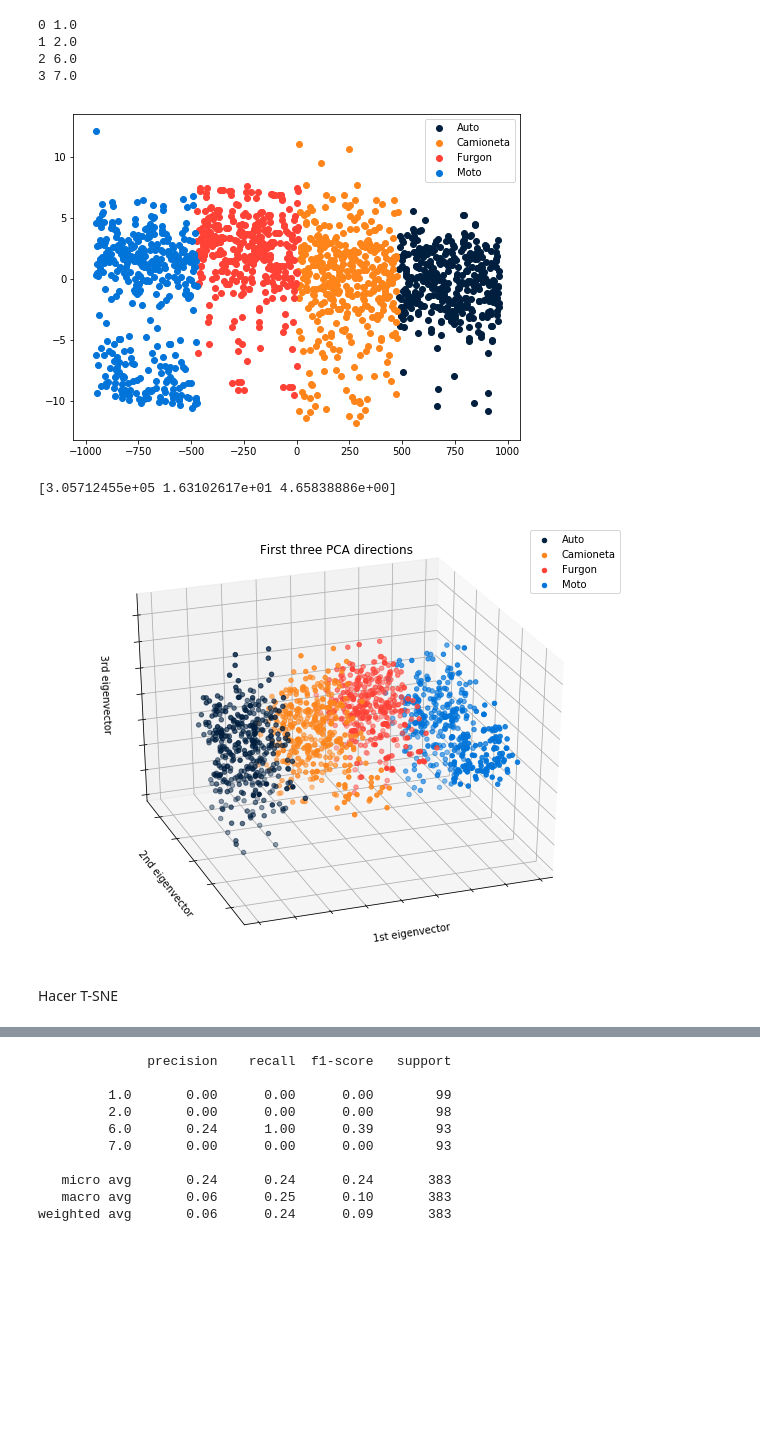
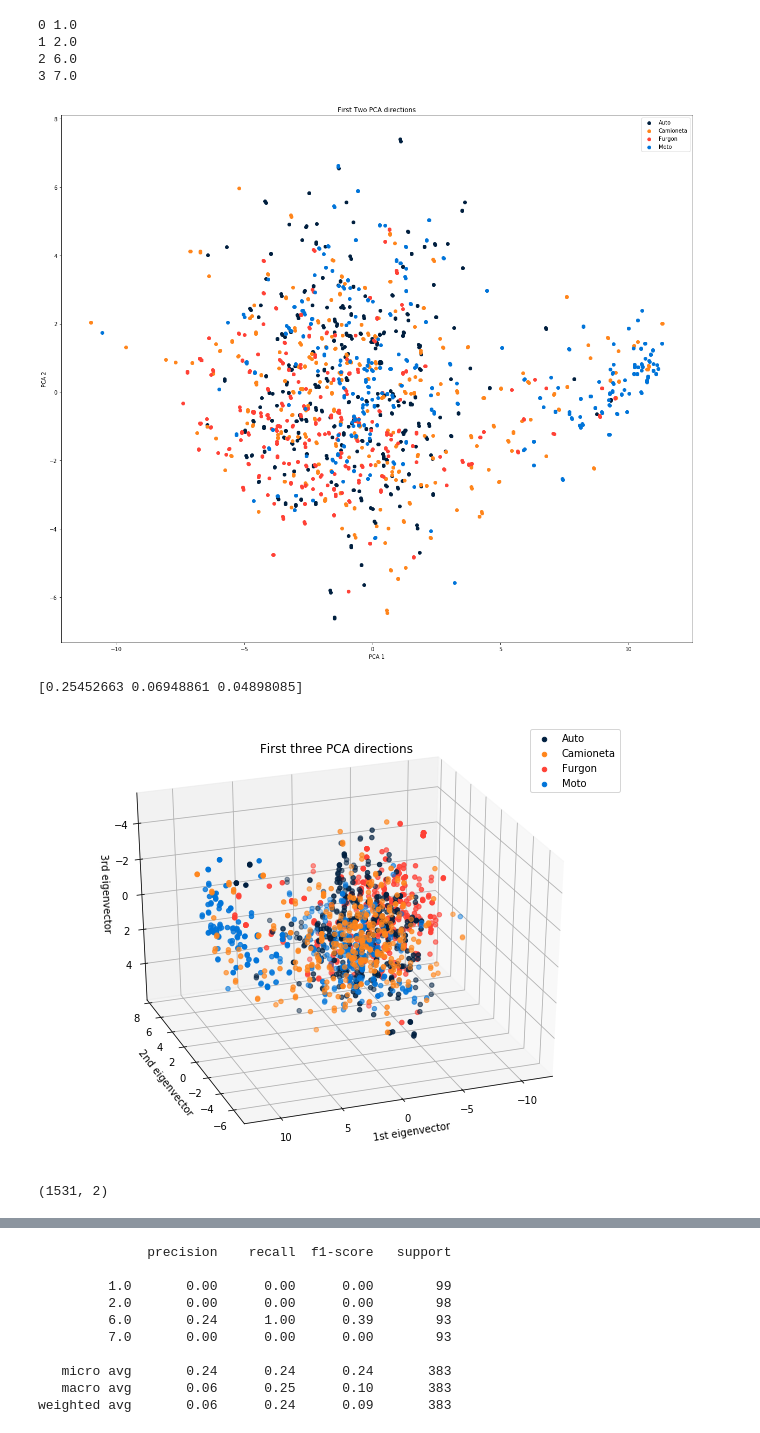
Before and after one commit to 12diego34/mercadolibre_dss, a Jupyter notebook: Trabajo Practico Final DSS/Preprocesamiento.ipynb, the cells around one changed output, grey strips where cells are left out. Saved outputs shown, nothing was run; the diff lists cells and outputs as text; code cells hidden in the pictures; blank space fills up the shorter version.

Commit message:
metricas terminadas + modelos terminados + tsne 2d y 3d terminado + prediccion terminada

```diff
--- a/Trabajo Practico Final DSS/Preprocesamiento.ipynb
+++ b/Trabajo Practico Final DSS/Preprocesamiento.ipynb
@@ -168,8 +168,9 @@ df
 1914 rows × 786 columns
 # %%
 df_datos = df
-X = df_datos[df_datos.columns[:-1]].values
-y = df_datos[df_datos.columns[len(df_datos.columns)-1]].values
+#X = df_datos[df_datos.columns[:-1]].values
+X = df_datos[df_datos.columns[1:-1]].values # Desde la columna 1 hasta la columna anteultima.
+y = df_datos[df_datos.columns[len(df_datos.columns)-1]].values # Solamente la ultima columna
 # %%
 X_train, X_test, y_train, y_test = train_test_split(
     X,
@@ -249,12 +258,16 @@ for k, i in enumerate(class_names):
 # %%
 for k, i in enumerate(class_names):
     plt.scatter(componentes[y_train == i, 0],
                componentes[y_train == i, 1],
                color = '#%02x%02x%02x' % literal_eval(colors[k][3:]),label = labels[k])
+
+plt.title("First Two PCA directions")
+plt.xlabel('PCA 1')
+plt.ylabel('PCA 2')
 plt.legend()
 plt.show()
 # %% [output]
-[figure, old version]
+[figure, new version]
 # %%
 from mpl_toolkits.mplot3d import Axes3D
 
@@ -279,16 +292,14 @@ for k, i in enumerate(class_names):
 
 ax.set_title("First three PCA directions")
 ax.set_xlabel("1st eigenvector")
-ax.w_xaxis.set_ticklabels([])
+#ax.w_xaxis.set_ticklabels([])
 ax.set_ylabel("2nd eigenvector")
-ax.w_yaxis.set_ticklabels([])
+#ax.w_yaxis.set_ticklabels([])
 ax.set_zlabel("3rd eigenvector")
-ax.w_zaxis.set_ticklabels([])
+#ax.w_zaxis.set_ticklabels([])
 
 plt.legend()
 plt.show()
 # %% [output]
-[3.05712455e+05 1.63102617e+01 4.65838886e+00]
+[0.25452663 0.06948861 0.04898085]
-[figure, old version]
+[figure, new version]
-# %% [markdown]
-Hacer T-SNE
@@ -294,0 +308,6 @@ Hacer T-SNE
+# %%
+from sklearn.manifold import TSNE
+transformada2 = TSNE(n_components=2).fit_transform(X_train)
+transformada2.shape
+# %% [output]
+(1531, 2)
```
Also changed, not shown: parts of 33 cells of this notebook.
